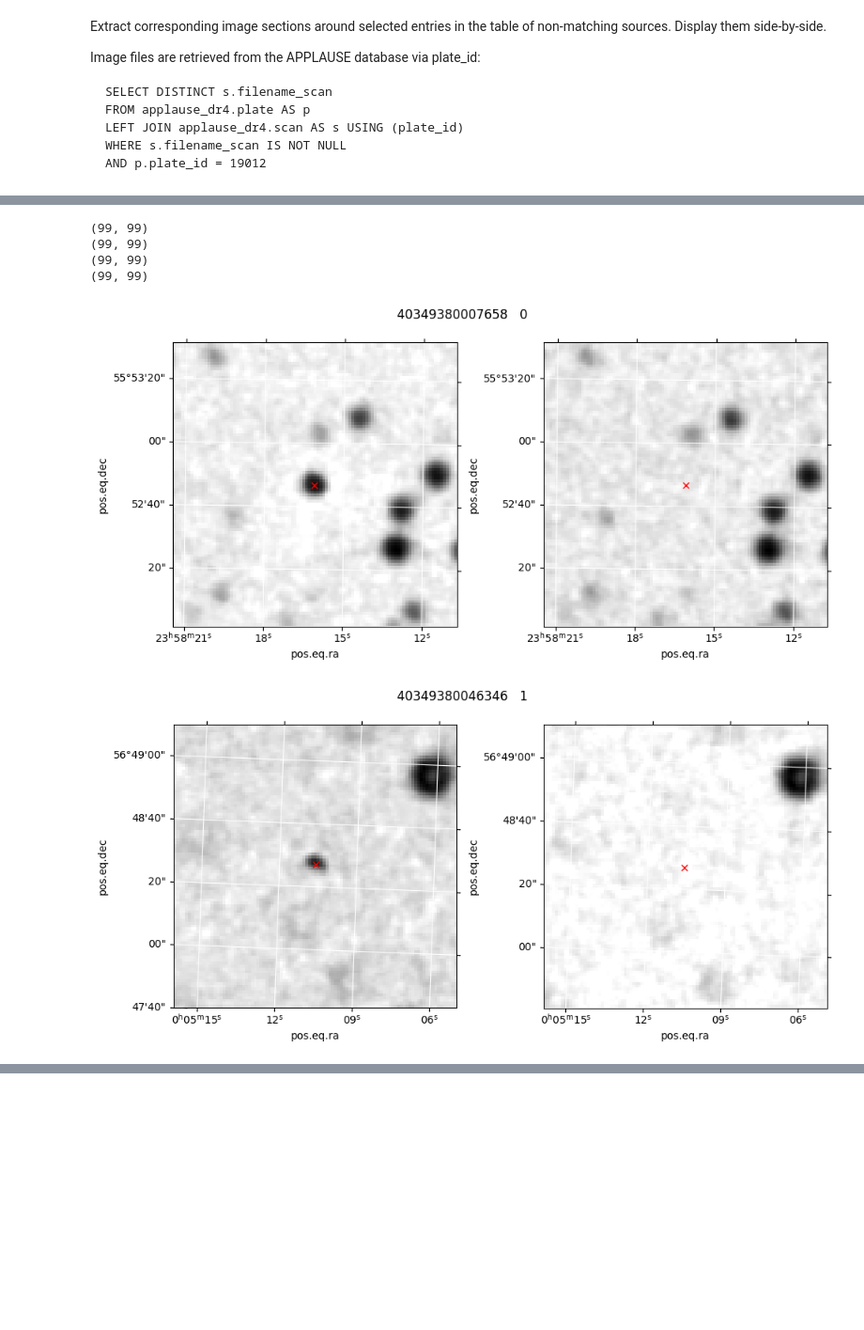
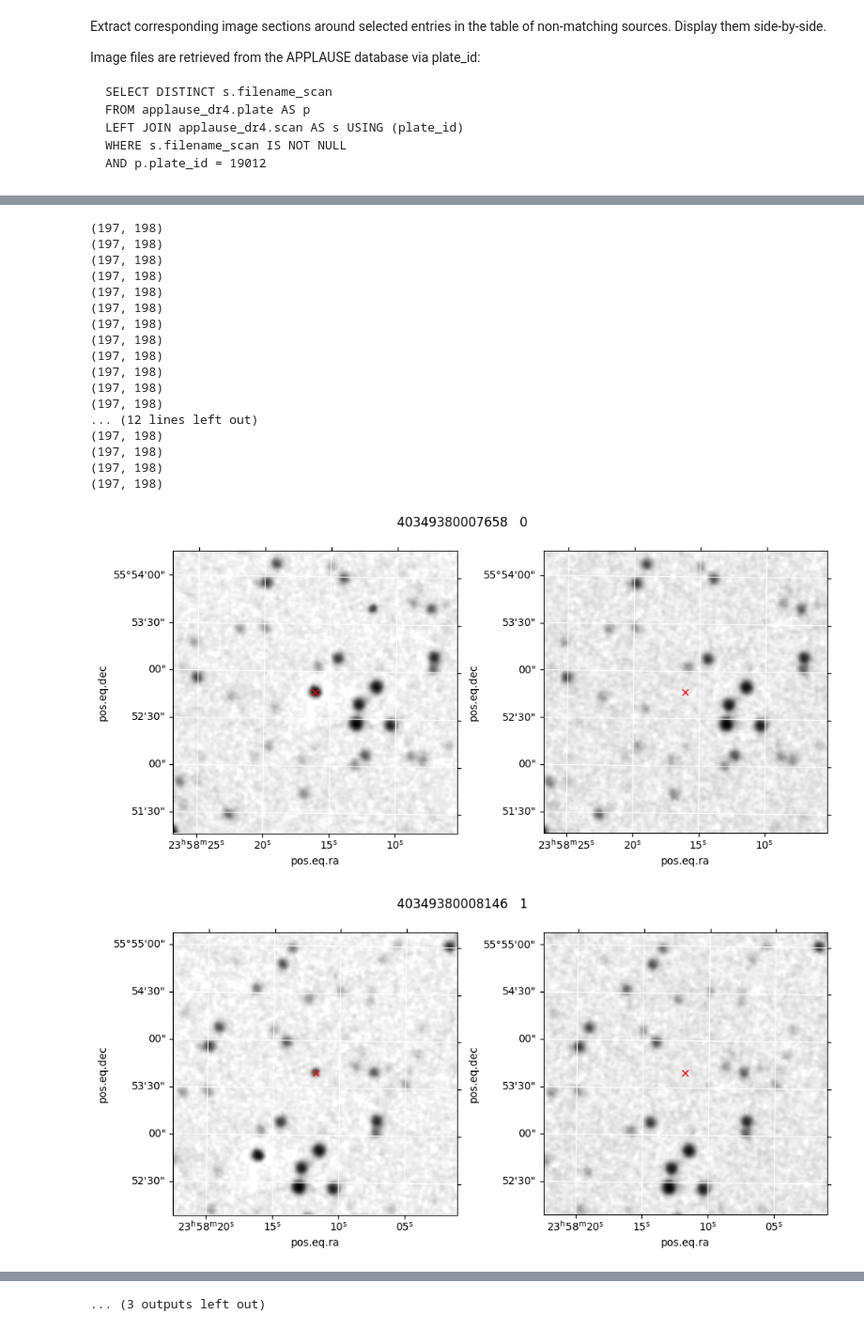
Before and after one commit to cuernodegazpacho/plateanalysis, a Jupyter notebook: footprints/display_nonmatches.ipynb, the cells around one changed output, grey strips where cells are left out. Shown at 94% size. Cells and saved outputs as stored; diff of their text form; code cells hidden in the pictures; blank space fills up the shorter version.

```diff
--- a/footprints/display_nonmatches.ipynb
+++ b/footprints/display_nonmatches.ipynb
@@ -58,22 +70,35 @@ Table length=2
 # %%
-size = 1.5/60. * u.deg  # full side of square
+size = 3.0/60. * u.deg  # full side of square
 
 for row_index in range(len(table)):
 # for row_index in range(1):
 
     ra  = (table['ra_icrs'][row_index])
     dec = (table['dec_icrs'][row_index])
 
     title = str(table['source_id'][row_index]) + "   " + str(row_index)
 
     target_coords = SkyCoord(ra=ra, dec=dec, unit='deg')
 
     plot_images(fname(par['image1']), fname(par['image2']), target_coords, size, title,
                 invert_east=par['invert_east'], invert_north=par['invert_north'])
 # %% [output]
-(99, 99)
-(99, 99)
-(99, 99)
-(99, 99)
+(197, 198)
+(197, 198)
+(197, 198)
+(197, 198)
+(197, 198)
+(197, 198)
+(197, 198)
+(197, 198)
+(197, 198)
+(197, 198)
+(197, 198)
+(197, 198)
+... (12 lines left out)
+(197, 198)
+(197, 198)
+(197, 198)
+(197, 198)
-[figure, old version]
+[figure, new version]
-[figure, old version]
+[figure, new version]
@@ -79,0 +114 @@ for row_index in range(len(table)):
+... (3 outputs left out)
```
Also changed, not shown: parts of 3 cells of this notebook, 2 other files.
